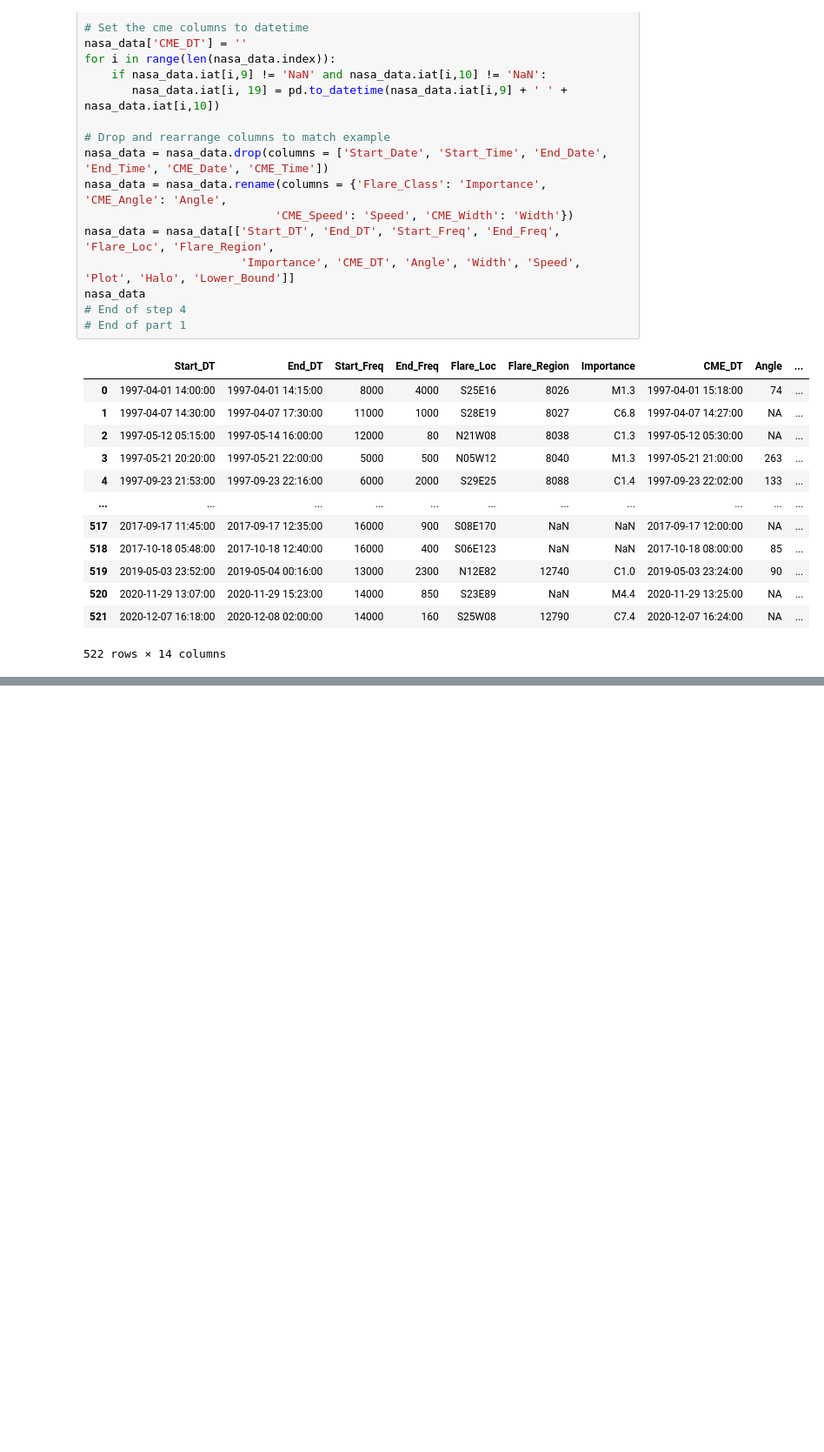
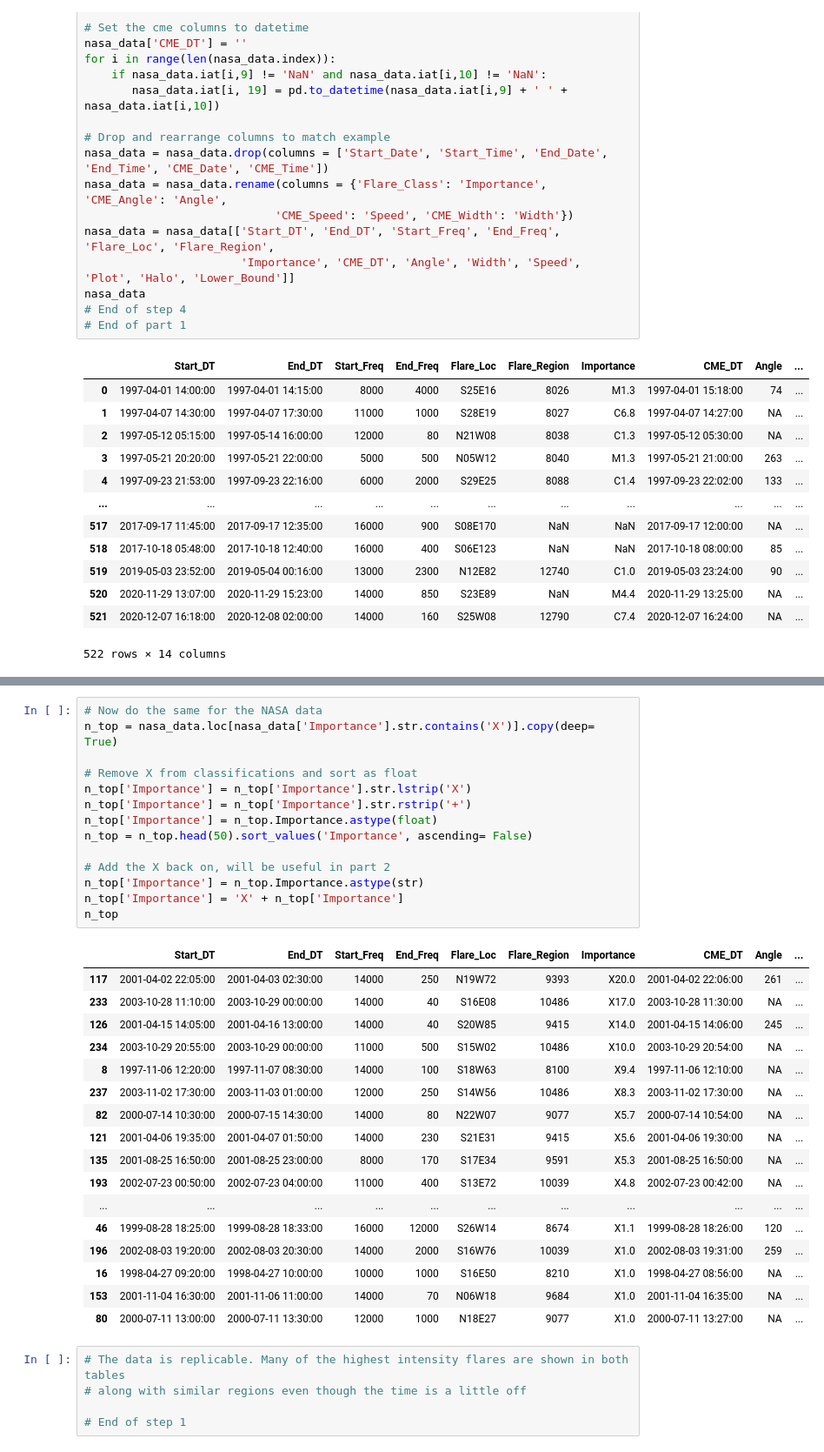
Before and after one commit to Anubis-vc/ds_intro, a Jupyter notebook: project1.ipynb, the cells around one changed output, grey strips where cells are left out. Shown at 87% size. Saved outputs shown, nothing was run; the diff lists cells and outputs as text; blank space fills up the shorter version.

```diff
--- a/project1.ipynb
+++ b/project1.ipynb
@@ -229,0 +237,37 @@ data
+# %%
+# Now do the same for the NASA data
+n_top = nasa_data.loc[nasa_data['Importance'].str.contains('X')].copy(deep= True)
+
+# Remove X from classifications and sort as float
+n_top['Importance'] = n_top['Importance'].str.lstrip('X')
+n_top['Importance'] = n_top['Importance'].str.rstrip('+')
+n_top['Importance'] = n_top.Importance.astype(float)
+n_top = n_top.head(50).sort_values('Importance', ascending= False)
+
+# Add the X back on, will be useful in part 2
+n_top['Importance'] = n_top.Importance.astype(str)
+n_top['Importance'] = 'X' + n_top['Importance']
+n_top
+# %% [output]
+|  | Start_DT | End_DT | Start_Freq | End_Freq | Flare_Loc | Flare_Region | Importance | CME_DT | Angle | ... |
+| 117 | 2001-04-02 22:05:00 | 2001-04-03 02:30:00 | 14000 | 250 | N19W72 | 9393 | X20.0 | 2001-04-02 22:06:00 | 261 | ... |
+| 233 | 2003-10-28 11:10:00 | 2003-10-29 00:00:00 | 14000 | 40 | S16E08 | 10486 | X17.0 | 2003-10-28 11:30:00 | NA | ... |
+| 126 | 2001-04-15 14:05:00 | 2001-04-16 13:00:00 | 14000 | 40 | S20W85 | 9415 | X14.0 | 2001-04-15 14:06:00 | 245 | ... |
+| 234 | 2003-10-29 20:55:00 | 2003-10-29 00:00:00 | 11000 | 500 | S15W02 | 10486 | X10.0 | 2003-10-29 20:54:00 | NA | ... |
+| 8 | 1997-11-06 12:20:00 | 1997-11-07 08:30:00 | 14000 | 100 | S18W63 | 8100 | X9.4 | 1997-11-06 12:10:00 | NA | ... |
+| 237 | 2003-11-02 17:30:00 | 2003-11-03 01:00:00 | 12000 | 250 | S14W56 | 10486 | X8.3 | 2003-11-02 17:30:00 | NA | ... |
+| 82 | 2000-07-14 10:30:00 | 2000-07-15 14:30:00 | 14000 | 80 | N22W07 | 9077 | X5.7 | 2000-07-14 10:54:00 | NA | ... |
+| 121 | 2001-04-06 19:35:00 | 2001-04-07 01:50:00 | 14000 | 230 | S21E31 | 9415 | X5.6 | 2001-04-06 19:30:00 | NA | ... |
+| 135 | 2001-08-25 16:50:00 | 2001-08-25 23:00:00 | 8000 | 170 | S17E34 | 9591 | X5.3 | 2001-08-25 16:50:00 | NA | ... |
+| 193 | 2002-07-23 00:50:00 | 2002-07-23 04:00:00 | 11000 | 400 | S13E72 | 10039 | X4.8 | 2002-07-23 00:42:00 | NA | ... |
+| ... | ... | ... | ... | ... | ... | ... | ... | ... | ... | ... |
+| 46 | 1999-08-28 18:25:00 | 1999-08-28 18:33:00 | 16000 | 12000 | S26W14 | 8674 | X1.1 | 1999-08-28 18:26:00 | 120 | ... |
+| 196 | 2002-08-03 19:20:00 | 2002-08-03 20:30:00 | 14000 | 2000 | S16W76 | 10039 | X1.0 | 2002-08-03 19:31:00 | 259 | ... |
+| 16 | 1998-04-27 09:20:00 | 1998-04-27 10:00:00 | 10000 | 1000 | S16E50 | 8210 | X1.0 | 1998-04-27 08:56:00 | NA | ... |
+| 153 | 2001-11-04 16:30:00 | 2001-11-06 11:00:00 | 14000 | 70 | N06W18 | 9684 | X1.0 | 2001-11-04 16:35:00 | NA | ... |
+| 80 | 2000-07-11 13:00:00 | 2000-07-11 13:30:00 | 12000 | 1000 | N18E27 | 9077 | X1.0 | 2000-07-11 13:27:00 | NA | ... |
+# %%
+# The data is replicable. Many of the highest intensity flares are shown in both tables
+# along with similar regions even though the time is a little off
+
+# End of step 1
```
Also changed, not shown: parts of 4 cells of this notebook.
